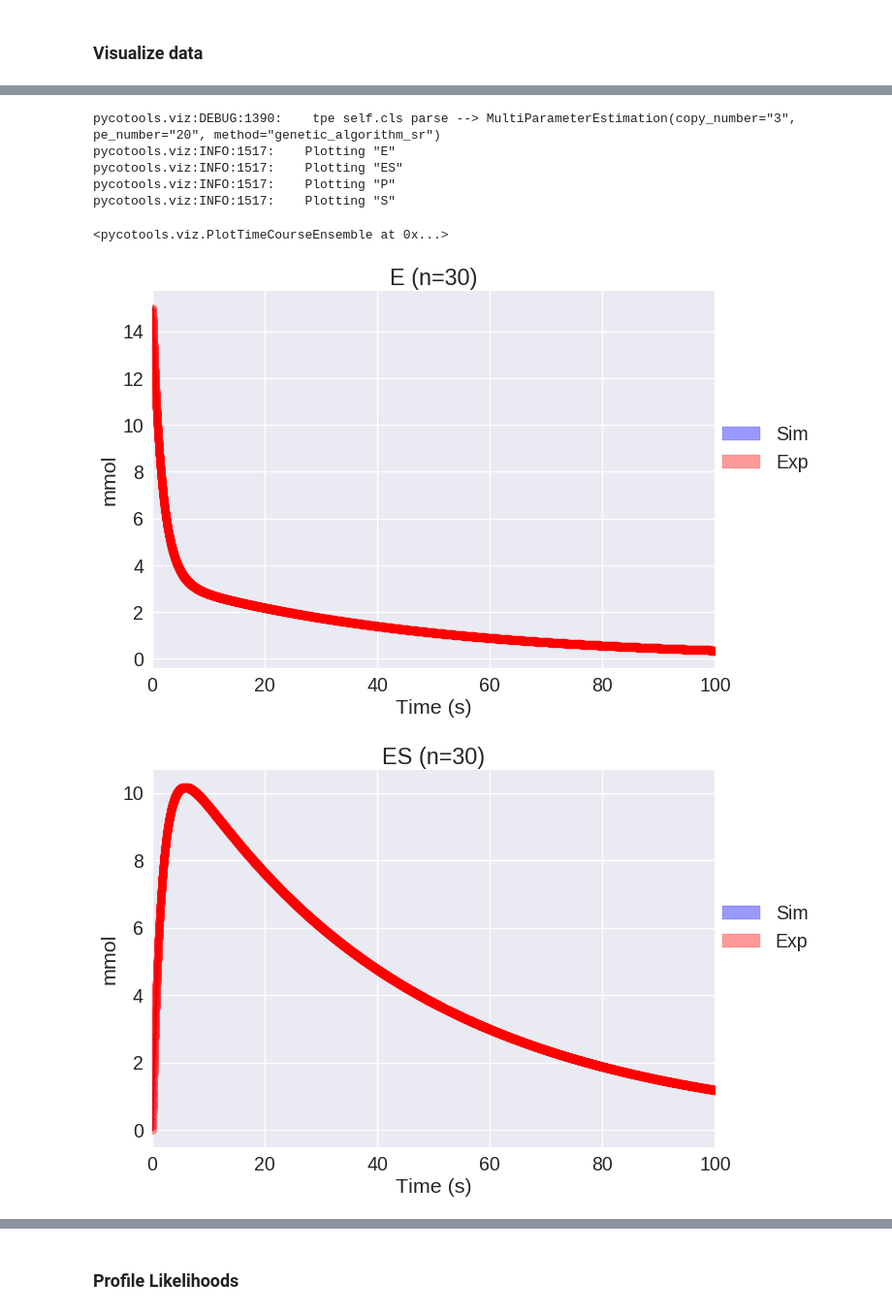
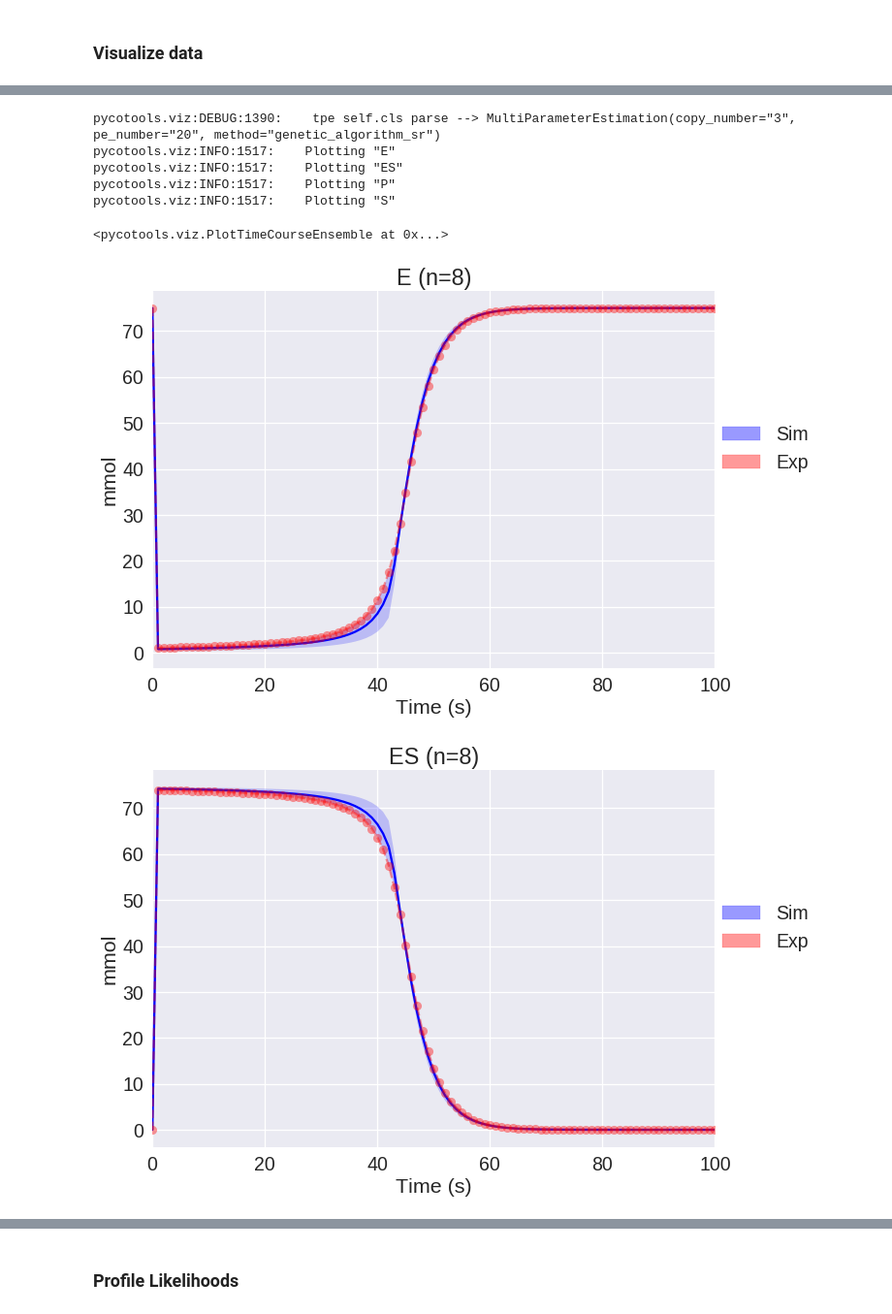
Before and after one commit to CiaranWelsh/pycotools3, a Jupyter notebook: docs/source/QuickStart.ipynb, the cells around one changed output, grey strips where cells are left out. Shown: that part at 97% size. Saved outputs shown, nothing was run; the diff lists cells and outputs as text; code cells hidden in the pictures.

```diff
--- a/docs/source/QuickStart.ipynb
+++ b/docs/source/QuickStart.ipynb
@@ -55,7 +63,7 @@ michaelis_menten
 ### Simulate Michaelis-Menten model
 # %%
 TC = tasks.TimeCourse(michaelis_menten, end=100,
-                      step_size=0.01, intervals=0.01*100,
+                      step_size=1, intervals=100,
                       report_name='MM-time-course.csv')
 # %% [markdown]
 ### Plot results
@@ -164,12 +163,13 @@ viz.LikelihoodRanks(PE, log10=True)
 # %%
 ## visualize uncertainty in model predictions introduced by parameter sets
-viz.PlotTimeCourseEnsemble(PE, truncate_mode='ranks', theta=range(30))
+viz.PlotTimeCourseEnsemble(PE, truncate_mode='ranks', theta=[0, 5, 10, 20, 30, 40, 50, 59])
+## Note that the fits are quite good as a result of this being synthetic data
 # %% [output]
 pycotools.viz:DEBUG:1390:    tpe self.cls parse --> MultiParameterEstimation(copy_number="3", pe_number="20", method="genetic_algorithm_sr")
 pycotools.viz:INFO:1517:    Plotting "E"
 pycotools.viz:INFO:1517:    Plotting "ES"
 pycotools.viz:INFO:1517:    Plotting "P"
 pycotools.viz:INFO:1517:    Plotting "S"
 <pycotools.viz.PlotTimeCourseEnsemble at 0x...>
-[figure, old version]
+[figure, new version]
-[figure, old version]
+[figure, new version]
```
Also changed, not shown: parts of 14 cells of this notebook, 1 other file.
